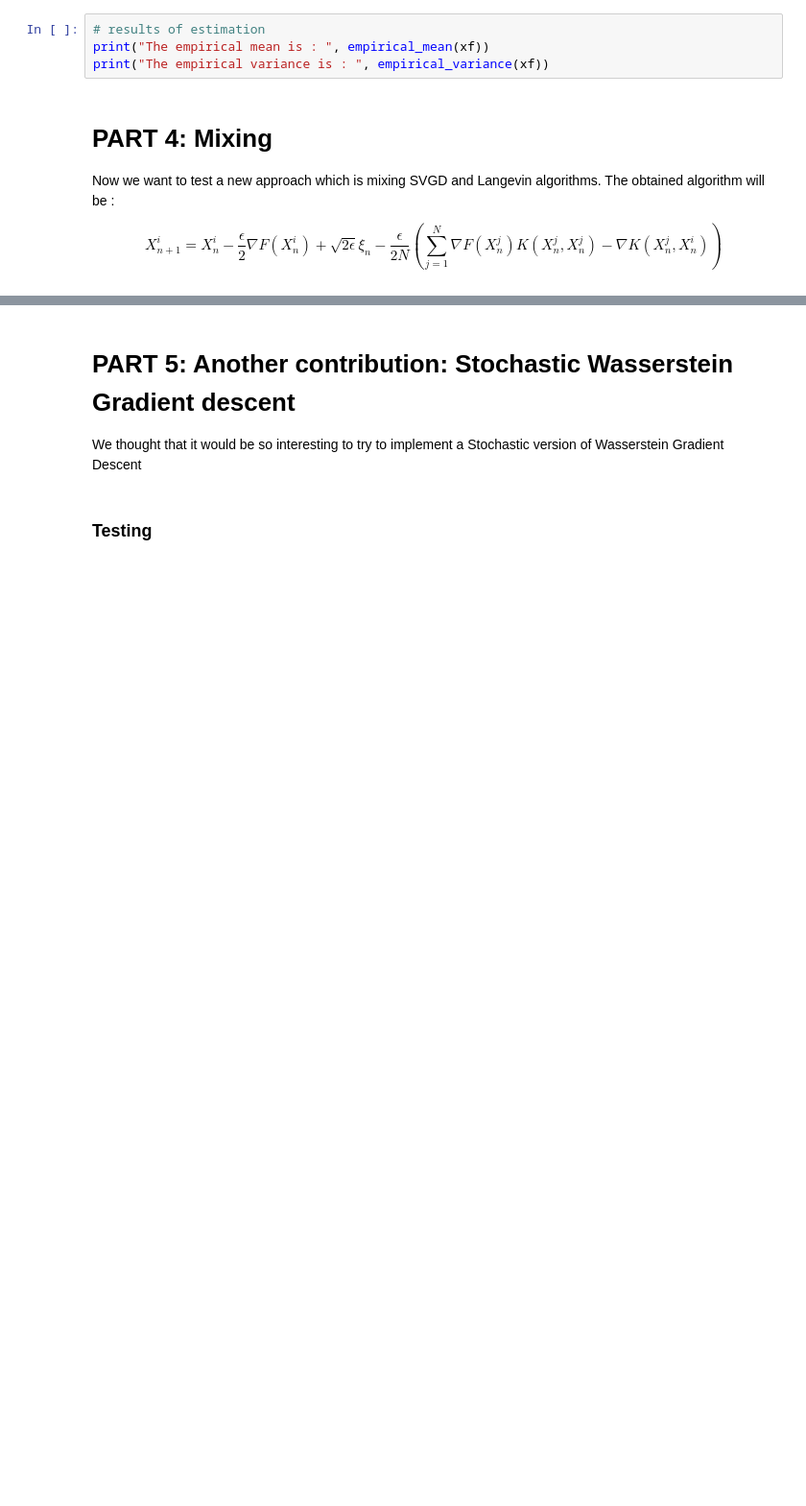
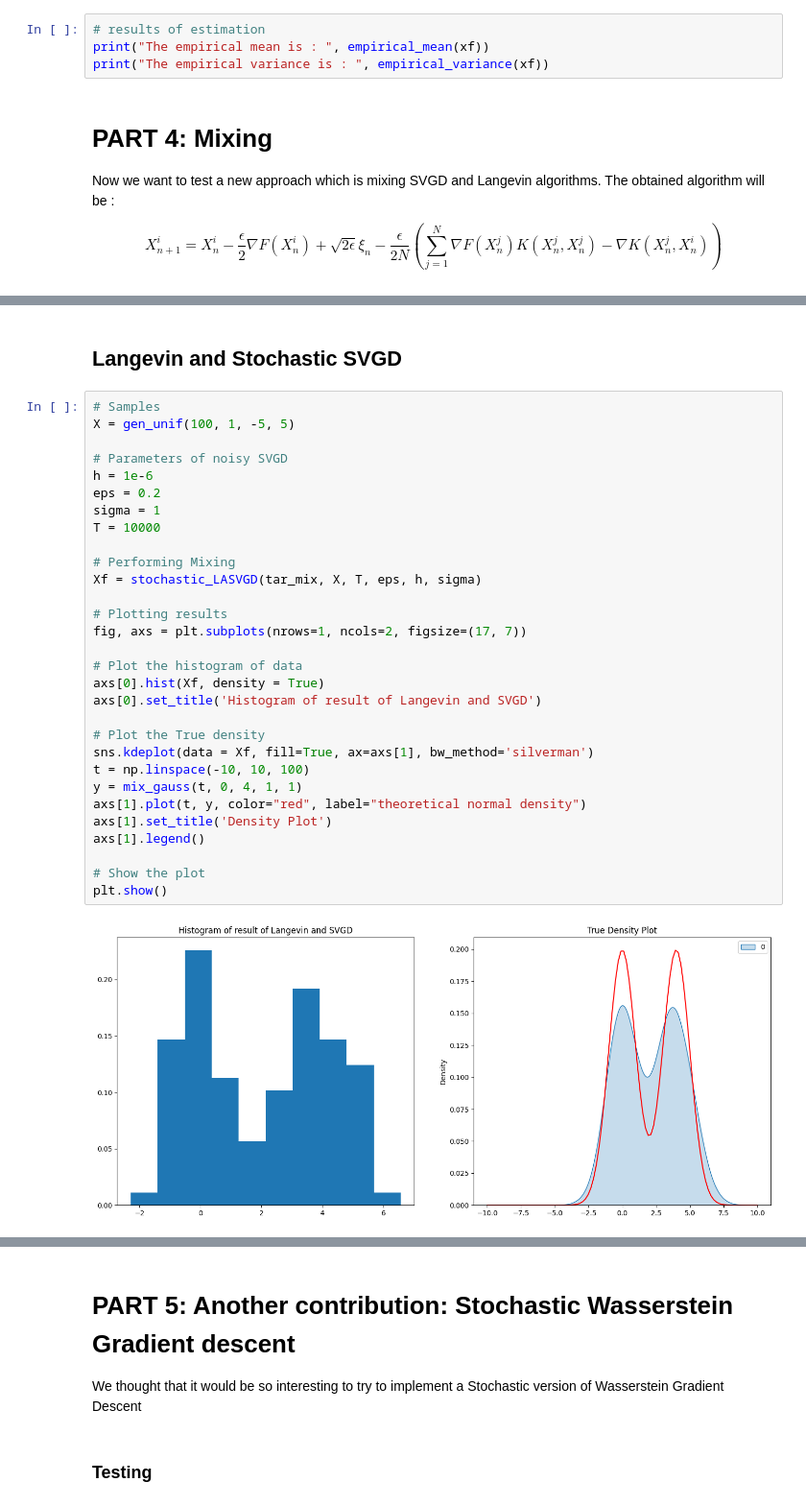
Before and after one commit to elfirdoussilab1/SVGD, a Jupyter notebook: New algorithms.ipynb, the cells around one changed output, grey strips where cells are left out. Shown: that part at 96% size. Drawn from its saved outputs; the diff is of its cells as text; blank space fills up the shorter version.

Commit message:
langevin and stochastic svgd

```diff
--- a/New algorithms.ipynb
+++ b/New algorithms.ipynb
@@ -421,0 +421,34 @@ The empirical variance is :  0.6053048269093761
+# %% [markdown]
+## Langevin and Stochastic SVGD
+# %%
+# Samples
+X = gen_unif(100, 1, -5, 5)
+
+# Parameters of noisy SVGD
+h = 1e-6
+eps = 0.2
+sigma = 1
+T = 10000
+
+# Performing Mixing
+Xf = stochastic_LASVGD(tar_mix, X, T, eps, h, sigma)
+
+# Plotting results
+fig, axs = plt.subplots(nrows=1, ncols=2, figsize=(17, 7))
+
+# Plot the histogram of data
+axs[0].hist(Xf, density = True)
+axs[0].set_title('Histogram of result of Langevin and SVGD')
+
+# Plot the True density
+sns.kdeplot(data = Xf, fill=True, ax=axs[1], bw_method='silverman')
+t = np.linspace(-10, 10, 100)
+y = mix_gauss(t, 0, 4, 1, 1)
+axs[1].plot(t, y, color="red", label="theoretical normal density")
+axs[1].set_title('Density Plot')
+axs[1].legend()
+
+# Show the plot
+plt.show()
+# %% [output]
+[figure, added]
```
Also changed, not shown: parts of 3 cells of this notebook, 2 other files.
